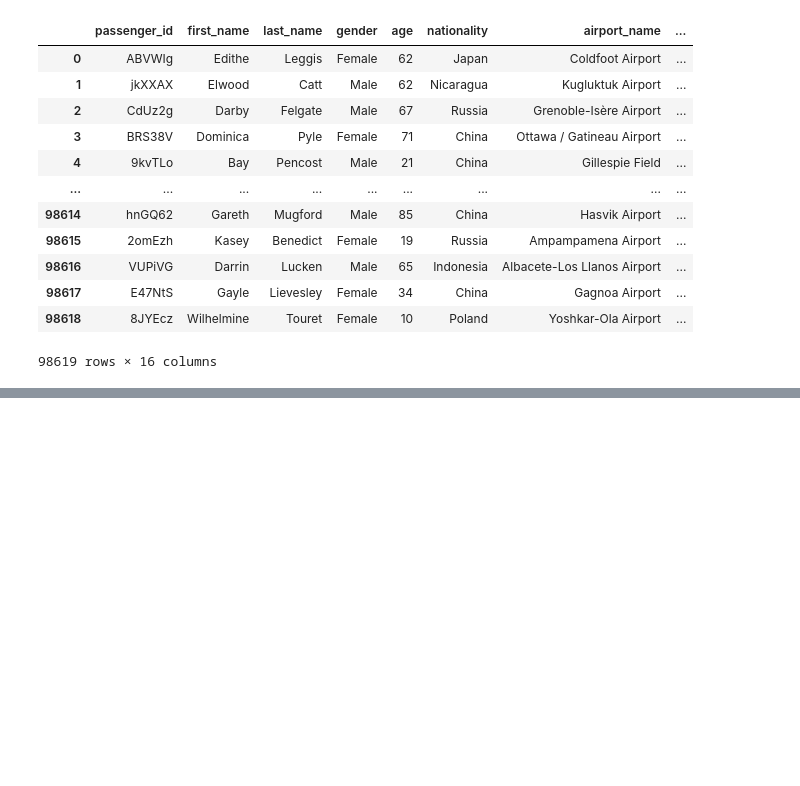
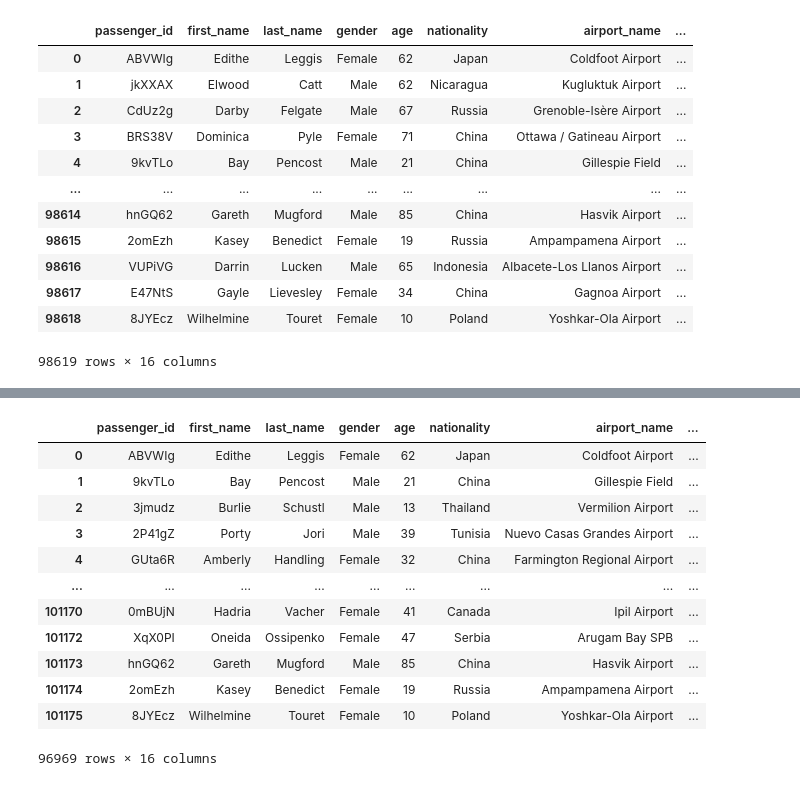
Before and after one commit to medilin-njoki/airline_sql_project, a Jupyter notebook: create_sql.ipynb, the cells around one changed output, grey strips where cells are left out. Saved outputs shown, nothing was run; the diff lists cells and outputs as text; code cells hidden in the pictures; blank space fills up the shorter version.

```diff
--- a/create_sql.ipynb
+++ b/create_sql.ipynb
@@ -107,0 +208,18 @@ new_airport_df
+# %%
+clean_flight_df.drop(columns=['arrival_airport', 'name', 'local_code', 'iata_code'], inplace=True)
+clean_flight_df.rename(columns={'ident':'arrival_airport'}, inplace=True)
+clean_flight_df
+# %% [output]
+|  | passenger_id | first_name | last_name | gender | age | nationality | airport_name | ... |
+| 0 | ABVWIg | Edithe | Leggis | Female | 62 | Japan | Coldfoot Airport | ... |
+| 1 | 9kvTLo | Bay | Pencost | Male | 21 | China | Gillespie Field | ... |
+| 2 | 3jmudz | Burlie | Schustl | Male | 13 | Thailand | Vermilion Airport | ... |
+| 3 | 2P41gZ | Porty | Jori | Male | 39 | Tunisia | Nuevo Casas Grandes Airport | ... |
+| 4 | GUta6R | Amberly | Handling | Female | 32 | China | Farmington Regional Airport | ... |
+| ... | ... | ... | ... | ... | ... | ... | ... | ... |
+| 101170 | 0mBUjN | Hadria | Vacher | Female | 41 | Canada | Ipil Airport | ... |
+| 101172 | XqX0PI | Oneida | Ossipenko | Female | 47 | Serbia | Arugam Bay SPB | ... |
+| 101173 | hnGQ62 | Gareth | Mugford | Male | 85 | China | Hasvik Airport | ... |
+| 101174 | 2omEzh | Kasey | Benedict | Female | 19 | Russia | Ampampamena Airport | ... |
+| 101175 | 8JYEcz | Wilhelmine | Touret | Female | 10 | Poland | Yoshkar-Ola Airport | ... |
+96969 rows × 16 columns
```
Also changed, not shown: parts of 14 cells of this notebook.
